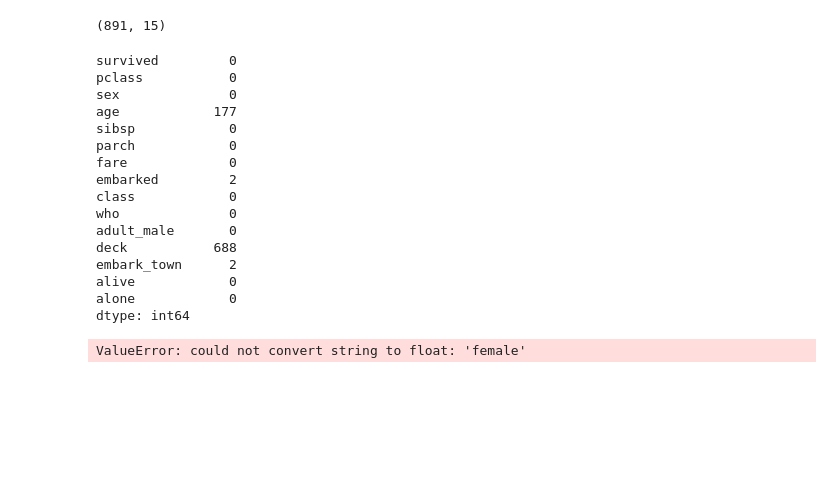
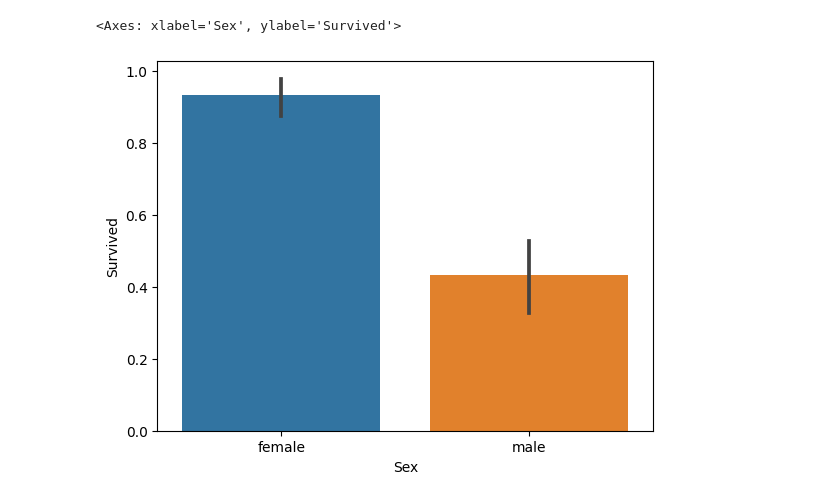
Before and after one commit to SonalGuptaa/DSBDA_Lab, a Jupyter notebook: Data Visualization I/Untitled.ipynb, the cells around one changed output. Cells and saved outputs as stored; diff of their text form; code cells hidden in the pictures; blank space fills up the shorter version.

```diff
--- a/Data Visualization I/Untitled.ipynb
+++ b/Data Visualization I/Untitled.ipynb
@@ -22,0 +4,2 @@ Note: you may need to restart the kernel to use updated packages.
+# %%
+df=pd.read_csv("titanic.csv")
@@ -22,0 +60,2 @@ Note: you may need to restart the kernel to use updated packages.
+# %%
+df=df.dropna()
@@ -50,23 +79,0 @@ Index(['survived', 'pclass', 'sex', 'age', 'sibsp', 'parch', 'fare',
-# %%
-titanic_df.shape
-# %% [output]
-(891, 15)
-# %%
-titanic_df.isnull().sum()
-# %% [output]
-survived         0
-pclass           0
-sex              0
-age            177
-sibsp            0
-parch            0
-fare             0
-embarked         2
-class            0
-who              0
-adult_male       0
-deck           688
-embark_town      2
-alive            0
-alone            0
-dtype: int64
@@ -75,4 +79,0 @@ titanic_df=titanic_df.dropna()
-# %%
-sns.heatmap(titanic_df.corr(), annot=True)
-# %% [output]
-ValueError: could not convert string to float: 'female'
@@ -78,0 +82,5 @@ ValueError: could not convert string to float: 'female'
+# %%
+sns.barplot(x = df["Sex"], y= df["Survived"])
+# %% [output]
+<Axes: xlabel='Sex', ylabel='Survived'>
+[figure, added]
```
Also changed, not shown: parts of 15 cells of this notebook, 12 other files.
